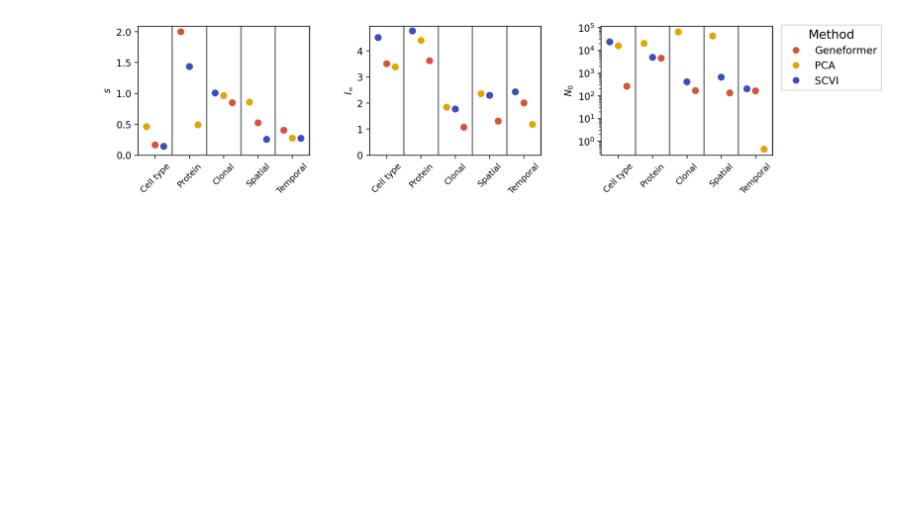
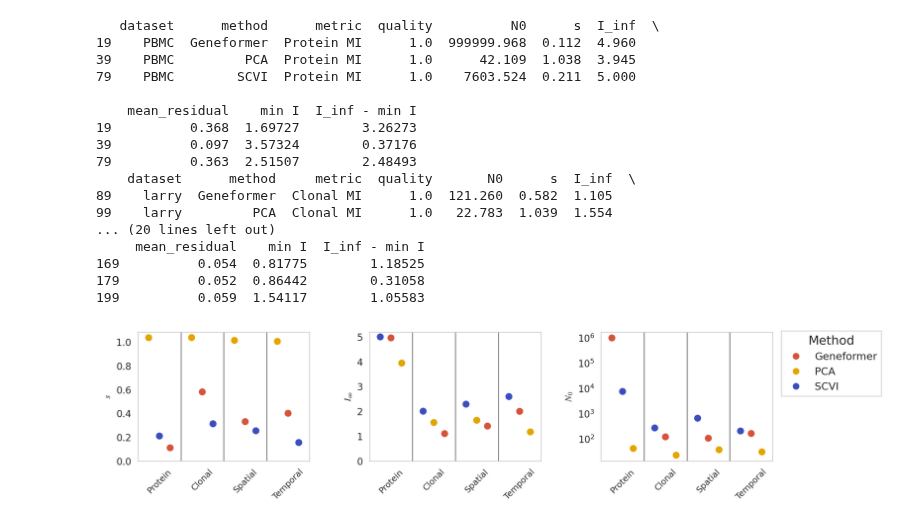
Before and after one commit to igor-sadalski/Scaling-up-measurement-noise-scaling-laws, a Jupyter notebook: analysis/cell_number_scaling.ipynb, the cells around one changed output. Drawn from its saved outputs; the diff is of its cells as text; code cells hidden in the pictures; blank space fills up the shorter version.

```diff
--- a/analysis/cell_number_scaling.ipynb
+++ b/analysis/cell_number_scaling.ipynb
@@ -24,15 +24,20 @@ df.replace('author_day', 'Temporal MI', inplace=True)
 df.replace('ng_idx', 'Spatial MI', inplace=True)
 df.replace('RandomProjection', 'Rand. Proj.', inplace=True)
 # %%
-sc_param_df = pd.read_csv('analysis/final_results/cell_scaling_N0_21733.759_s_0.502_I_inf_2.927_I_0_0.730.csv')
+# sc_param_df = pd.read_csv('analysis/final_results/cell_scaling_N0_21733.759_s_0.502_I_inf_2.927_I_0_0.730.csv')
+sc_param_df = pd.read_csv('analysis/final_results/cell_scaling_N0_13906.063_s_1.051_I_inf_1.304.csv')
 sc_param_df.replace('celltype.l3', 'Cell type MI', inplace=True)
 sc_param_df.replace('protein_counts', 'Protein MI', inplace=True)
 sc_param_df.replace('clone', 'Clonal MI', inplace=True)
 sc_param_df.replace('author_day', 'Temporal MI', inplace=True)
 sc_param_df.replace('ng_idx', 'Spatial MI', inplace=True)
 sc_param_df.replace('RandomProjection', 'Rand. Proj.', inplace=True)
+# %%
+sc_param_df['min I'] = [df[(df['signal'] == metric) & (df['quality'] == 1)
+                           & (df['algorithm'] == method)]['mi_value'].min()
+                           for metric, method in zip(sc_param_df['metric'].values, sc_param_df['method'].values)]
 # %%
-sc_param_df['N_90'] = sc_param_df['N0'] * (0.1 *sc_param_df['I_inf'])**(-1/sc_param_df['s'])
+# sc_param_df['N_90'] = sc_param_df['N0'] * (0.1 *sc_param_df['I_inf'])**(-1/sc_param_df['s'])
 # %%
 pretty_palette = ["#C85158",
                     "#62A48F",
@@ -240,7 +245,7 @@ for method in hue_order:
     s = subset['s'].values[0]
     N0 = subset['N0'].values[0]
     I_inf = subset['I_inf'].values[0]
-    I_0 = subset['I_0'].values[0]
+    # I_0 = subset['I_0'].values[0]
 
     data = df[(df['quality'] == 1) &
               (df['algorithm'] == method) &
@@ -256,7 +261,8 @@ for method in hue_order:
     xs = np.logspace(1, 7, 100)
     ys = I_inf - (xs / N0) ** -s
     # max 0
-    ys = np.maximum(ys, I_0)
+    ys = np.maximum(ys, 0)
+    # ys = np.maximum(ys, I_0)
     plt.plot(xs, ys, linestyle='--', color=pretty_palette_2[hue_order.index(method)])
 plt.xscale('log')
 plt.xlabel('Cell number')
@@ -289,6 +295,9 @@ plt.legend(title='Method', bbox_to_anchor=(1, 1), loc='upper left')
 c6 = ['#c4bae2','#40ada6','#3c4ebf',
         '#e3a600', '#d6543a', '#edb1a3']
 pretty_palette = [c6[c] for c in range(6) if c in [1,2,3,4]]
+
+rcParams['grid.linewidth'] = 0.5
+rcParams['grid.alpha'] = 0
 
 color_dict = {
     "Geneformer": pretty_palette[3],
@@ -312,9 +321,27 @@ metric_labels = []
 
 # iterate metrics, keep same ordering (method_order) within each group
 for metric in sc_param_df['metric'].unique():
+    if metric == 'Cell type MI':
+        continue
     subset = sc_param_df[(sc_param_df['quality'] == 1) &
                          (sc_param_df['metric'] == metric)].copy()
+
+    subset['I_inf - min I'] = subset['I_inf'] - subset['min I']
+
+    subset = subset[subset['I_inf - min I'] > 0.2]
+
+    subset = subset[subset['mean_residual'] < 0.5]
+
+    cell_number_min = df[(df['signal'] == metric)]['size'].min()
     subset = subset[subset['method'] != 'Rand. Proj.']
+    print(subset)
+
+    # subset['N_90'] = [x if subset['I_0'].values[i]/subset['I_inf'].values[i] < 0.9 else cell_number_min
+    #                 for i, x in enumerate(subset['N_90'].values)]
+
+    # subset['N0_truncated'] =  [x if subset['I_0'].values[i] - subset['I_inf'].values[i] < -1 else cell_number_min
+    #                 for i, x in enumerate(subset['N0'].values)]
+
     if subset.empty:
         continue
 
@@ -343,39 +370,58 @@ for metric in sc_param_df['metric'].unique():
     # vertical separator after group
     sep_x = x_count + n
     for ax in axs:
-        ax.axvline(x=sep_x, color='black', linestyle='-', alpha=0.5)
+        ax.axvline(x=sep_x, color='black', linestyle='-', alpha=0.5, lw=1)
 
     # collect labels for xticks (one per point) if you still need them
     all_labels.extend(list(subset['method'] + ' - ' + subset['metric']))
 
     x_count += n + 1
 
 # place metric names centered above each group on the middle panel
 if len(center_positions) > 0:
     for i in range(3):
         axs[i].set_xticks(center_positions)
         axs[i].set_xticklabels([m[:-3] for m in metric_labels], rotation=45, ha='center', fontsize=9)
         axs[i].set_xlim(-1, x_count - 1)
+        # axs[i].grid(axis='y')
 
 # y-axis labels and scales
 axs[0].set_ylabel(r'$s$')
 axs[0].set_ylim(0,)
 
 
 axs[1].set_ylabel(r'$I_{\infty}$')
 axs[1].set_ylim(0, )
 
-axs[2].set_ylabel(r'$N_0$')
+axs[2].set_ylabel(r'$N_{0}$')
 axs[2].set_yscale('log')
 
 plt.legend(handles=[plt.Line2D([0], [0], marker='o', color='w', label=m,
                                   markersize=8, markerfacecolor=color_dict[m])
                    for m in method_order if m in color_dict],
                title='Method', title_fontsize='13', fontsize='11',
                bbox_to_anchor=(1.02, 1.05), loc='upper left', fancybox=False)
 
 # tighten layout and show
 plt.subplots_adjust(wspace=0.35, bottom=0.25)
+# plt.grid('off')
 plt.show()
 # %% [output]
+   dataset      method      metric  quality          N0      s  I_inf  \
+19    PBMC  Geneformer  Protein MI      1.0  999999.968  0.112  4.960
+39    PBMC         PCA  Protein MI      1.0      42.109  1.038  3.945
+79    PBMC        SCVI  Protein MI      1.0    7603.524  0.211  5.000
+
+    mean_residual    min I  I_inf - min I
+19          0.368  1.69727        3.26273
+39          0.097  3.57324        0.37176
+79          0.363  2.51507        2.48493
+    dataset      method     metric  quality       N0      s  I_inf  \
+89    larry  Geneformer  Clonal MI      1.0  121.260  0.582  1.105
+99    larry         PCA  Clonal MI      1.0   22.783  1.039  1.554
+... (20 lines left out)
+     mean_residual    min I  I_inf - min I
+169          0.054  0.81775        1.18525
+179          0.052  0.86442        0.31058
+199          0.059  1.54117        1.05583
-[figure, old version]
+[figure, new version]
```
Also changed, not shown: parts of 6 cells of this notebook, 4 other files.
